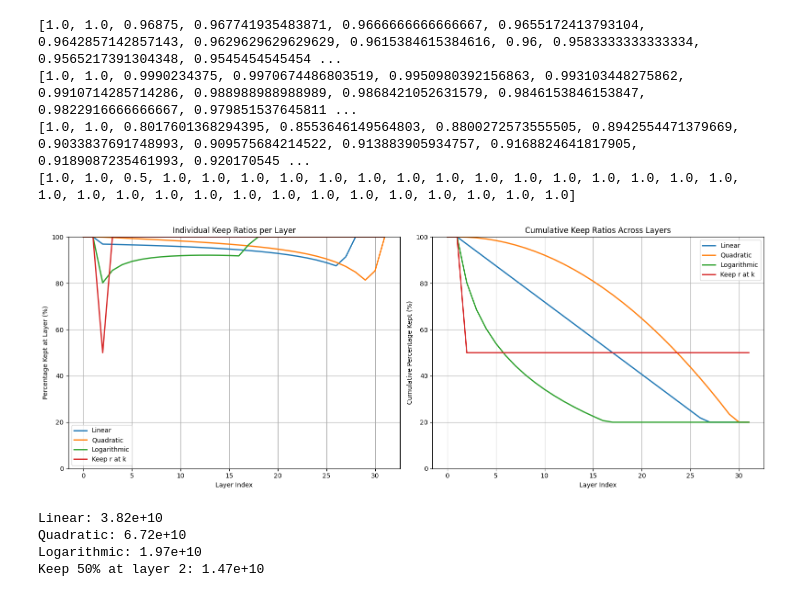
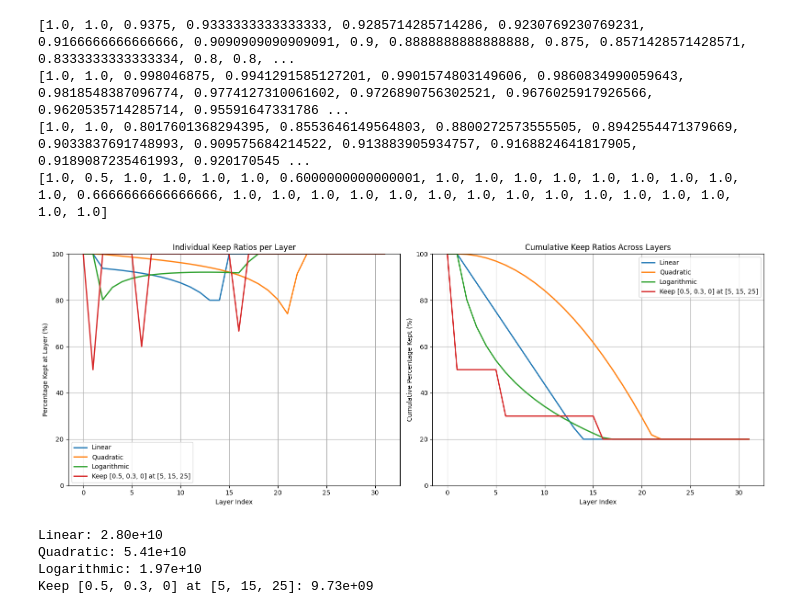
Before and after one commit to kinggongzilla/FastV, a Jupyter notebook: misc.ipynb, the cells around one changed output. Saved outputs shown, nothing was run; the diff lists cells and outputs as text; code cells hidden in the pictures.

Commit message:
add prune_r_at_k support for multiple r and k values

```diff
--- a/misc.ipynb
+++ b/misc.ipynb
@@ -26,10 +26,33 @@ def _calc_individual_keep_ratios(f, total_layers, K=0, min_keep_ratio=0):
     return individual_keep
 
 # Fixed pruning strategy functions
-def linear(x, T): return x / T
+def linear(x, T): return 2 * x / T
 def quadratic(x, T): return (x ** 2) / (T ** 2)
 def logarithmic(x, T): return np.log(x + 1) / np.log(T + 1)
-def keep_r_at_k(x, r): return (1 - r) if x > 0 else 0  # Returns prune ratio
+# def keep_r_at_k(x, r): return (1 - r) if x > 0 else 0  # Returns prune ratio
+def prune_r_at_k(x, r_list, k_list):
+    """Returns prune ratio at layer x based on specified r and k thresholds.
+
+    Args:
+        x: Current layer index
+        r_list: List of keep ratios for each range
+        k_list: List of layer thresholds that define the ranges
+
+    Returns:
+        Prune ratio (1 - keep_ratio) for the given layer
+    """
+    # Ensure the thresholds are in ascending order
+    sorted_indices = np.argsort(k_list)
+    k_list_sorted = np.array(k_list)[sorted_indices]
+    r_list_sorted = np.array(r_list)[sorted_indices]
+
+    # Iterate through thresholds to find the correct range
+    for i in range(len(k_list_sorted)):
+        if x < k_list_sorted[i]:
+            return 1 - r_list_sorted[i]
+
+    # If x is beyond all thresholds, use the last r value
+    return 1 - r_list_sorted[-1]
 
 # Parameters
 total_layers = 32
@@ -37,11 +60,16 @@ layers = np.arange(total_layers)
 min_keep_ratio = 0.2
 K=2
 
+# Define the r and k values for the keep_r_at_k strategy
+r_values = [0.5, 0.3, 0]  # Keep ratios
+k_values = [5, 15, 25]      # Layer indices where these apply
+
 strategies = {
     "Linear": lambda x: linear(x, total_layers),
     "Quadratic": lambda x: quadratic(x, total_layers),
     "Logarithmic": lambda x: logarithmic(x, total_layers),
-    "Keep r at k": lambda x: keep_r_at_k(x, 0.5),
+    # "Keep r at k": lambda x: keep_r_at_k(x, 0.5)
+    f"Keep {r_values} at {k_values}": lambda x: prune_r_at_k(x, r_values, k_values),
 }
 
 # Create figure with two subplots
@@ -55,37 +83,37 @@ for name, strategy in strategies.items():
 ax1.set_xlabel('Layer Index')
 ax1.set_ylabel('Percentage Kept at Layer (%)')
 ax1.set_title('Individual Keep Ratios per Layer')
 ax1.legend()
 ax1.grid(True)
 ax1.set_ylim(0, 100)
 
 # Plot cumulative keep ratios - FIXED VERSION
 for name, strategy in strategies.items():
     cumulative_keep = 1.0
     cumulative_ratios = []
     individual_ratios = _calc_individual_keep_ratios(strategy, total_layers, K=K, min_keep_ratio=min_keep_ratio)
     print(individual_ratios)
     for r in individual_ratios:
         cumulative_keep *= r
         cumulative_ratios.append(cumulative_keep * 100)
 
     ax2.plot(layers, cumulative_ratios, label=name, linewidth=2)
 
 ax2.set_xlabel('Layer Index')
 ax2.set_ylabel('Cumulative Percentage Kept (%)')
 ax2.set_title('Cumulative Keep Ratios Across Layers')
 ax2.legend()
 ax2.grid(True)
 ax2.set_ylim(0, 100)
 
 plt.tight_layout()
 plt.show()
 # %% [output]
-[1.0, 1.0, 0.96875, 0.967741935483871, 0.9666666666666667, 0.9655172413793104, 0.9642857142857143, 0.9629629629629629, 0.9615384615384616, 0.96, 0.9583333333333334, 0.9565217391304348, 0.9545454545454 ...
-[1.0, 1.0, 0.9990234375, 0.9970674486803519, 0.9950980392156863, 0.993103448275862, 0.9910714285714286, 0.988988988988989, 0.9868421052631579, 0.9846153846153847, 0.9822916666666667, 0.979851537645811 ...
+[1.0, 1.0, 0.9375, 0.9333333333333333, 0.9285714285714286, 0.9230769230769231, 0.9166666666666666, 0.9090909090909091, 0.9, 0.8888888888888888, 0.875, 0.8571428571428571, 0.8333333333333334, 0.8, 0.8, ...
+[1.0, 1.0, 0.998046875, 0.9941291585127201, 0.9901574803149606, 0.9860834990059643, 0.9818548387096774, 0.9774127310061602, 0.9726890756302521, 0.9676025917926566, 0.9620535714285714, 0.95591647331786 ...
 [1.0, 1.0, 0.8017601368294395, 0.8553646149564803, 0.8800272573555505, 0.8942554471379669, 0.9033837691748993, 0.909575684214522, 0.913883905934757, 0.9168824641817905, 0.9189087235461993, 0.920170545 ...
-[1.0, 1.0, 0.5, 1.0, 1.0, 1.0, 1.0, 1.0, 1.0, 1.0, 1.0, 1.0, 1.0, 1.0, 1.0, 1.0, 1.0, 1.0, 1.0, 1.0, 1.0, 1.0, 1.0, 1.0, 1.0, 1.0, 1.0, 1.0, 1.0, 1.0, 1.0, 1.0]
+[1.0, 0.5, 1.0, 1.0, 1.0, 1.0, 0.6000000000000001, 1.0, 1.0, 1.0, 1.0, 1.0, 1.0, 1.0, 1.0, 1.0, 0.6666666666666666, 1.0, 1.0, 1.0, 1.0, 1.0, 1.0, 1.0, 1.0, 1.0, 1.0, 1.0, 1.0, 1.0, 1.0, 1.0]
-[figure, old version]
+[figure, new version]
 # %%
 import numpy as np
 
@@ -134,14 +162,6 @@ def calculate_total_flops(strategies, total_layers=32, initial_n=100, d=1152, m=
 
     return flops_results
 
-# Define pruning strategies (same as before)
-strategies = {
-    "Linear": lambda x: linear(x, total_layers),
-    "Quadratic": lambda x: quadratic(x, total_layers),
-    "Logarithmic": lambda x: logarithmic(x, total_layers),
-    "Keep 50% at layer 2": lambda x: keep_r_at_k(x, 0.5),
-}
-
 # Calculate FLOPs for each strategy
 flops_results = calculate_total_flops(
     strategies,
@@ -155,7 +175,7 @@ flops_results = calculate_total_flops(
 for name, flops in flops_results.items():
     print(f"{name}: {flops:.2e}")
 # %% [output]
-Linear: 3.82e+10
-Quadratic: 6.72e+10
+Linear: 2.80e+10
+Quadratic: 5.41e+10
 Logarithmic: 1.97e+10
-Keep 50% at layer 2: 1.47e+10
+Keep [0.5, 0.3, 0] at [5, 15, 25]: 9.73e+09
```
Also changed, not shown: 1 other file.
